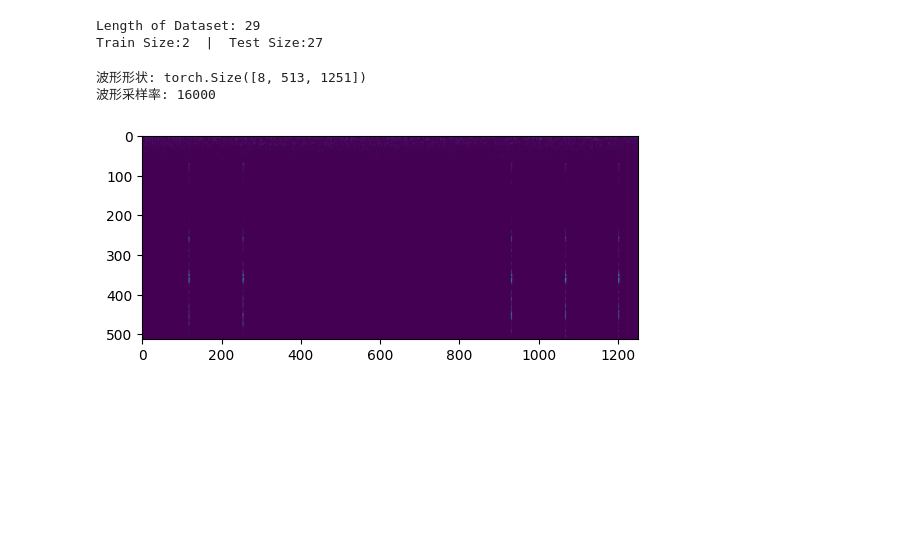
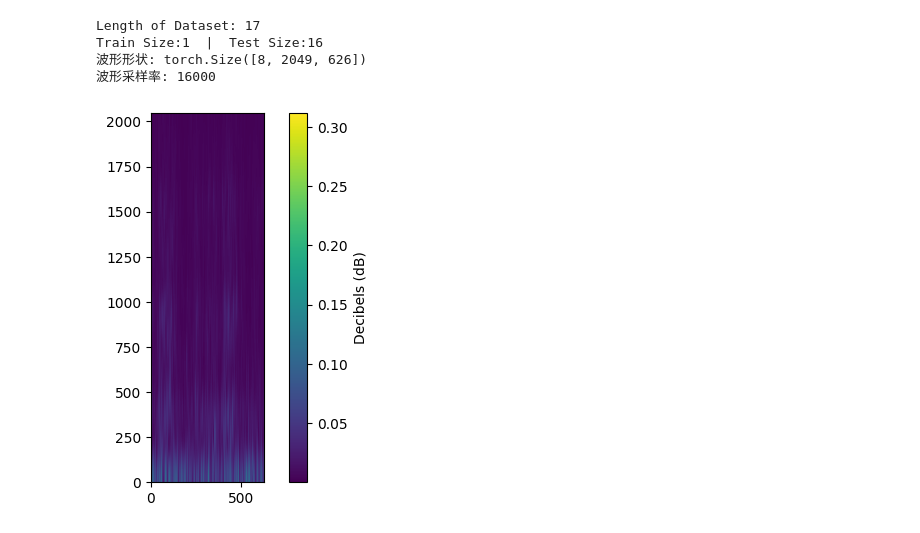
Before and after one commit to L1ndenbaum/GraphConvNetwork, a Jupyter notebook: GraphConv.ipynb, the cells around one changed output. Drawn from its saved outputs; the diff is of its cells as text; code cells hidden in the pictures; blank space fills up the shorter version.

```diff
--- a/GraphConv.ipynb
+++ b/GraphConv.ipynb
@@ -1,60 +1,65 @@
 # %%
 import torch.nn as nn
 import torch.optim as optim
 import torch_geometric.utils
 import torch, random, torchaudio, os, time, math, torch_geometric
 from torch.utils.data import Dataset
 import matplotlib.pyplot as plt
 from torch_geometric.data import Data
 from torch_geometric.utils import to_networkx
 import networkx as nx
 from torchvision import transforms as transforms
 import torchaudio.transforms as audio_transforms
 import datasets
 from torch.utils.data import random_split, DataLoader
 import utils
 
-mimii_dataset = datasets.MIMII(root_dir='./data/mimii/-6dB_SNR', N=16, K=3, query_size=3, transform='spectrogram')
+mimii_dataset_SNR = -6
+N, K, query_size = 5, 5, 5
+dataset_transform = 'spectrogram'
+train_test_ratio = 0.1
 
-sample_rate = 16000
-resample_rate = 8000
-args = utils.Args(seed=42, N=mimii_dataset.N, K=mimii_dataset.K, query_size=mimii_dataset.query_size ,
-                  SNR=mimii_dataset.SNR, transform=None)
-
+args = utils.Args(seed=42, N=N, K=K, query_size=query_size, SNR=mimii_dataset_SNR, transform=dataset_transform)
 if args.device != "cpu":
     num_workers = 1
     pin_memory = True
     torch.cuda.manual_seed(args.seed)
 else:
     num_workers = 0
     pin_memory = False
     torch.manual_seed(args.seed)
+
+# 加载数据集
+mimii_dataset = datasets.MIMII(root_dir=f'./data/mimii/{mimii_dataset_SNR}'+'dB_SNR',
+                                N=N, K=K, query_size=query_size, transform=dataset_transform)
 print(f"Length of Dataset: {len(mimii_dataset)}")
-train_size = int(0.1 * len(mimii_dataset))
+train_size = int(train_test_ratio * len(mimii_dataset))
 test_size = len(mimii_dataset) - train_size
 train_set, test_set = random_split(mimii_dataset, [train_size, test_size])
-train_loader = DataLoader(train_set, batch_size=1, shuffle=True)
-test_loader = DataLoader(test_set, batch_size=1, shuffle=False)
+train_loader = DataLoader(train_set, batch_size=1, shuffle=True, num_workers=num_workers, pin_memory=pin_memory)
+test_loader = DataLoader(test_set, batch_size=1, shuffle=False, num_workers=num_workers, pin_memory=pin_memory)
 print(f"Train Size:{train_size}  |  Test Size:{test_size}")
+
+# 可视化一个样本
+fig = plt.figure()
+waveform_shape = 0
+for support_set, _ in train_loader:
+    for waveform, label in support_set:
+        waveform = waveform.squeeze(0)
+        print("波形形状: {}".format(waveform.size()))
+        print("波形采样率: {}".format(mimii_dataset.sample_rate))
+        if len(waveform.shape) == 3: # 转换过的2D波形
+            plt.imshow(waveform[0], origin='lower')
+            plt.colorbar(label="Decibels (dB)")
+        else: # 1D 纯波形
+            plt.plot(waveform[0].T.numpy())
+        waveform_shape = waveform.shape
+        break
+    break
 # %% [output]
-Length of Dataset: 29
-Train Size:2  |  Test Size:27
+Length of Dataset: 17
+Train Size:1  |  Test Size:16
+波形形状: torch.Size([8, 2049, 626])
+波形采样率: 16000
+[figure, added]
-# %%
-waveform_shape = 0
-for support_set, _ in train_loader:
-    for waveform, label in support_set:
-        waveform = waveform.squeeze(0)
-        print("波形形状: {}".format(waveform.size()))
-        print("波形采样率: {}".format(sample_rate))
-        if len(waveform.shape) == 3: # 转换过的2D波形
-            plt.imshow(waveform[0])
-        else: # 1D 纯波形
-            plt.plot(waveform[0].T.numpy())
-        waveform_shape = waveform.shape
-        break
-    break
-# %% [output]
-波形形状: torch.Size([8, 513, 1251])
-波形采样率: 16000
-[figure, removed]
 # %%
```
Also changed, not shown: parts of 7 cells of this notebook, 5 other files.
